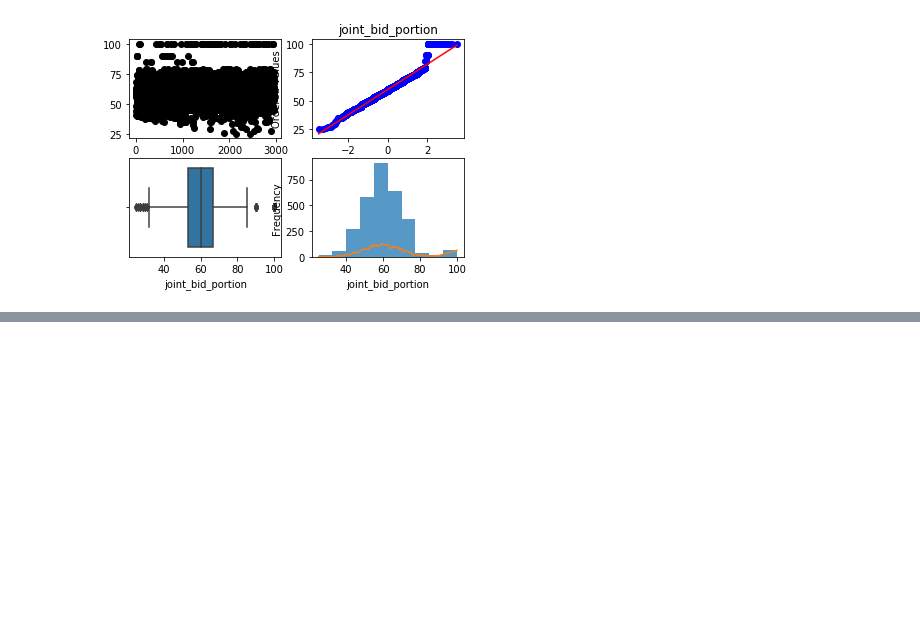
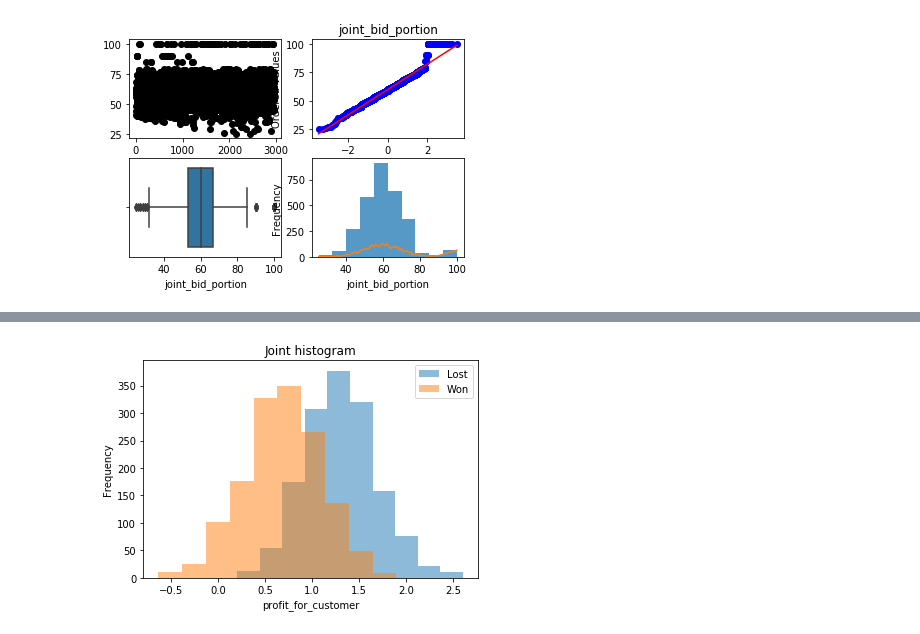
Before and after one commit to HarshaAsh/ClassificationModels, a Jupyter notebook: Basics/Data visualization part 1.ipynb, the cells around one changed output, grey strips where cells are left out. Cells and saved outputs as stored; diff of their text form; code cells hidden in the pictures; blank space fills up the shorter version.

```diff
--- a/Basics/Data visualization part 1.ipynb
+++ b/Basics/Data visualization part 1.ipynb
@@ -173,0 +201,7 @@ To be continued with bi variate analysis
+# %%
+bi_con_cat = df.groupby(['reporting_status'])['profit_for_customer'].plot.hist(alpha = 0.5)
+plt.xlabel('profit_for_customer')
+plt.legend(df.groupby(['reporting_status'])['profit_for_customer'].count().axes[0].tolist())
+plt.title('Joint histogram');
+# %% [output]
+[figure, added]
```
Also changed, not shown: parts of 24 cells of this notebook, 2 other files.
